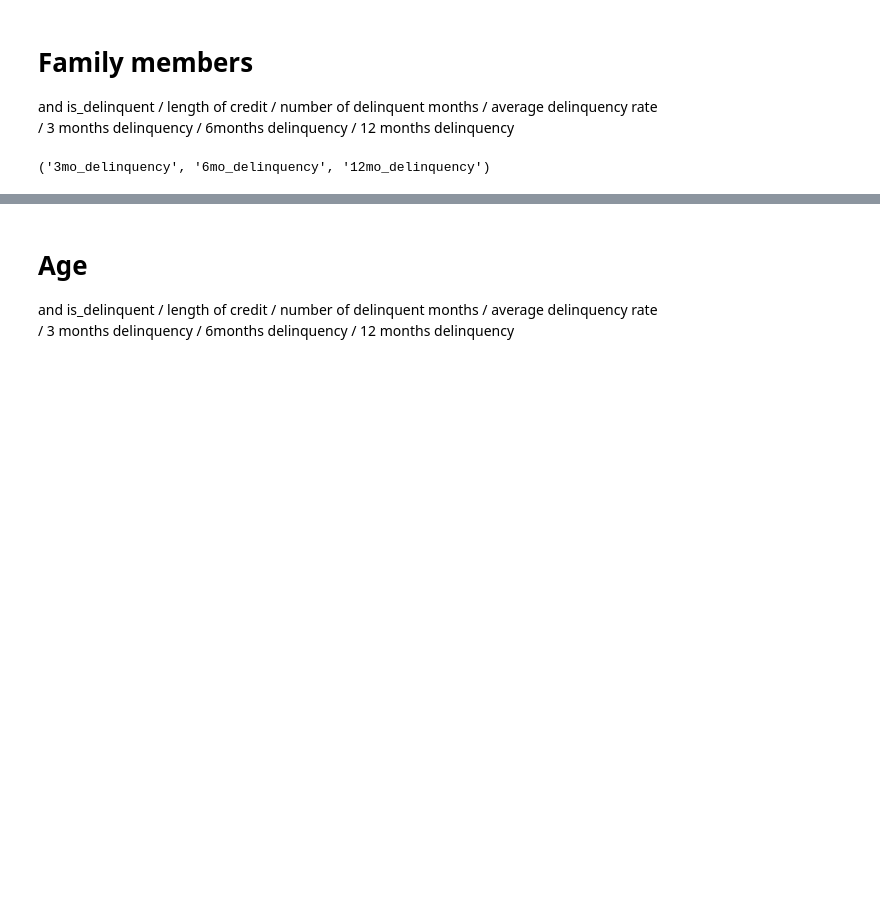
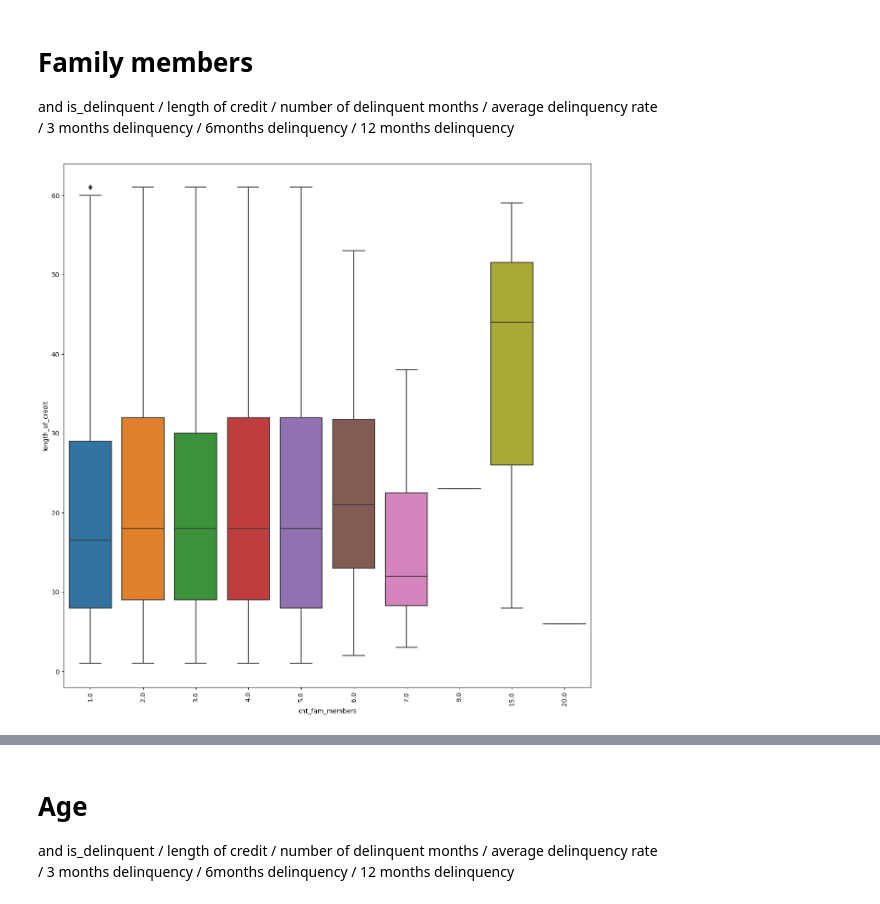
Before and after one commit to gabrielafichtner/credit-card-delinquency, a Jupyter notebook: Notebooks/03 - EDA cleaned data.ipynb, the cells around one changed output, grey strips where cells are left out. Saved outputs shown, nothing was run; the diff lists cells and outputs as text; code cells hidden in the pictures; blank space fills up the shorter version.

Commit message:
more graphs

```diff
--- a/Notebooks/03 - EDA cleaned data.ipynb
+++ b/Notebooks/03 - EDA cleaned data.ipynb
@@ -412,11 +410,9 @@ train.groupby('occupation_type')['12mo_delinquency'].value_counts(normalize=True
 # Family members
 and is_delinquent / length of credit / number of delinquent months / average delinquency rate
 <br> / 3 months delinquency / 6months delinquency / 12 months delinquency
-# %%
-'cnt_fam_members'
-
-'is_delinquent', 'length_of_credit',
-'number_of_delinquent_months', 'average_delinquency_rate',
-'3mo_delinquency', '6mo_delinquency', '12mo_delinquency'
-# %% [output]
-('3mo_delinquency', '6mo_delinquency', '12mo_delinquency')
+# %%
+plt.figure(figsize = (15, 15))
+sns.boxplot(train, x='cnt_fam_members', y='length_of_credit')
+plt.xticks(rotation = 90);
+# %% [output]
+[figure, added]
```
Also changed, not shown: parts of 11 cells of this notebook, 1 other file.
